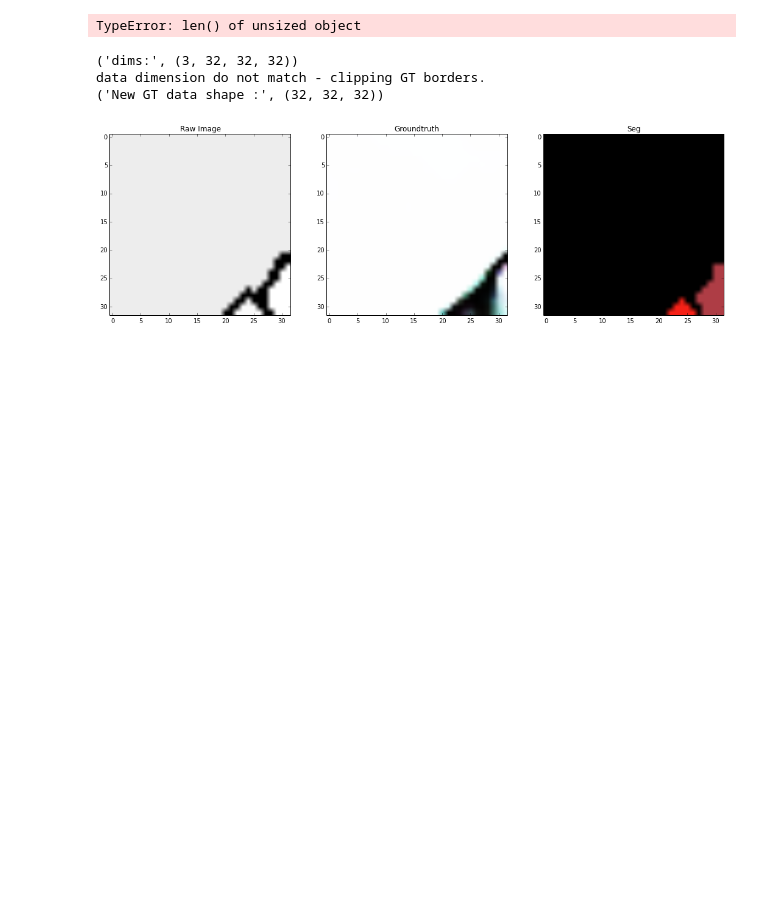
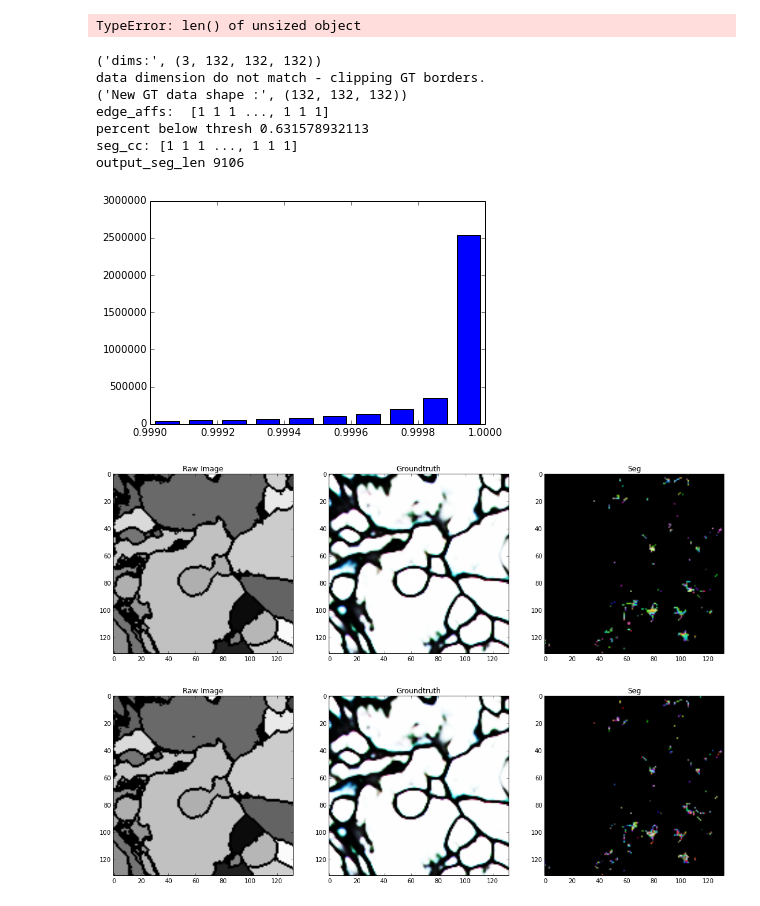
Before and after one commit to csinva/conv-net-scripts, a Jupyter notebook: test_module.ipynb, the cells around one changed output. Drawn from its saved outputs; the diff is of its cells as text; code cells hidden in the pictures; blank space fills up the shorter version.

```diff
--- a/test_module.ipynb
+++ b/test_module.ipynb
@@ -168,6 +168,7 @@ from matplotlib.widgets import Slider, Button, RadioButtons
 import matplotlib.pyplot as plt
 import array
 import matplotlib
+%matplotlib inline
 
 
 sys.path.append('arb_nhoods')
@@ -185,46 +186,59 @@ hdf5_gt_file = path_to_data + 'groundtruth_seg_thick.h5'  # /groups/turaga/home/
 hdf5_pred_file = path_to_data + 'tstvol-1_2.h5'  # /tier2/turaga/singhc/train/output_200000/tstvol-1_2.h5'
 out = path_to_data + 'out/'  # '/groups/turaga/home/singhc/evaluation/out/'
 save_threshes = threshes
 rand = 0
-p_small = 200
+p_small = 150
 
 hdf5_gt = h5py.File(hdf5_gt_file, 'r')
 hdf5_aff = h5py.File(hdf5_pred_file, 'r')
 gt = np.asarray(hdf5_gt[hdf5_gt.keys()[0]], dtype='int32')
 aff = np.asarray(hdf5_aff[hdf5_aff.keys()[0]], dtype='float32')
 aff = aff[:, p_small:(-1 * p_small), p_small:(-1 * p_small), p_small:(-1 * p_small)]
 
 dims = np.array(aff.shape, dtype='uint32')
 print('dims:', aff.shape)
 
 # trim gt data - only works for perfect cubes
 gt_data_dimension = gt.shape[0]
 data_dimension = aff.shape[1]
 if gt_data_dimension != data_dimension:
     print("data dimension do not match - clipping GT borders.")
     padding = (gt_data_dimension - data_dimension) / 2
     gt = gt[padding:(-1 * padding), padding:(-1 * padding), padding:(-1 * padding)]
     print("New GT data shape :", gt.shape)
 
 nhood = tw.mknhood3d(1)
 node1, node2, edge_affs = tw.affgraph_to_edgelist(aff, nhood)
-'''
-print("shapes: ", gt.shape, aff.shape)
-print("nhood: ", nhood)
-print("edgelist: ")
-for i in range(min(len(node1), 10)):
-    print(node1[i], node2[i], edge_affs[i])
-'''
-seg, seg_sizes = tw.marker_watershed(gt.flatten(), node1, node2, edge_affs)
+node1 = np.array(node1,dtype='int32')
+node2 = np.array(node2,dtype='int32')
+THRESH = .9999 # higher is more connected
+edge_affs_thresh = np.array(edge_affs <= THRESH, dtype='int32')
+print "edge_affs: ",edge_affs_thresh
+print "percent below thresh",sum(edge_affs <=THRESH)/float(len(edge_affs))
+seg_cc, _ = tw.connected_components(int(np.size(gt)), node1, node2, edge_affs_thresh)
+print "seg_cc:",seg_cc
+seg, seg_sizes = tw.marker_watershed(seg_cc.flatten(), node1, node2, edge_affs)
+print "output_seg_len", len(seg_sizes)
 seg = seg.reshape(gt.shape)
-# print seg.shape, seg[0:10]
-# print seg_sizes[0:10]
+
+hist, bins = np.histogram(edge_affs, bins=10000)
+width = 0.7 * (bins[1] - bins[0])
+center = (bins[:-1] + bins[1:]) / 2
+plt.bar(center, hist, align='center', width=width)
+plt.xlim(.999,1)
+plt.show()
+
 aff = aff.transpose(1, 2, 3, 0)
+display_arbitrary_seg(gt, aff, seg_cc.reshape(gt.shape))
 display_arbitrary_seg(gt, aff, seg)
-raw = gt
-label = aff
 # %% [output]
-('dims:', (3, 32, 32, 32))
+('dims:', (3, 132, 132, 132))
 data dimension do not match - clipping GT borders.
-('New GT data shape :', (32, 32, 32))
+('New GT data shape :', (132, 132, 132))
+edge_affs:  [1 1 1 ..., 1 1 1]
+percent below thresh 0.631578932113
+seg_cc: [1 1 1 ..., 1 1 1]
+output_seg_len 9106
-[figure, old version]
+[figure, new version]
+[figure, added]
+[figure, added]
```
Also changed, not shown: parts of 1 cell of this notebook, 2 other files.
